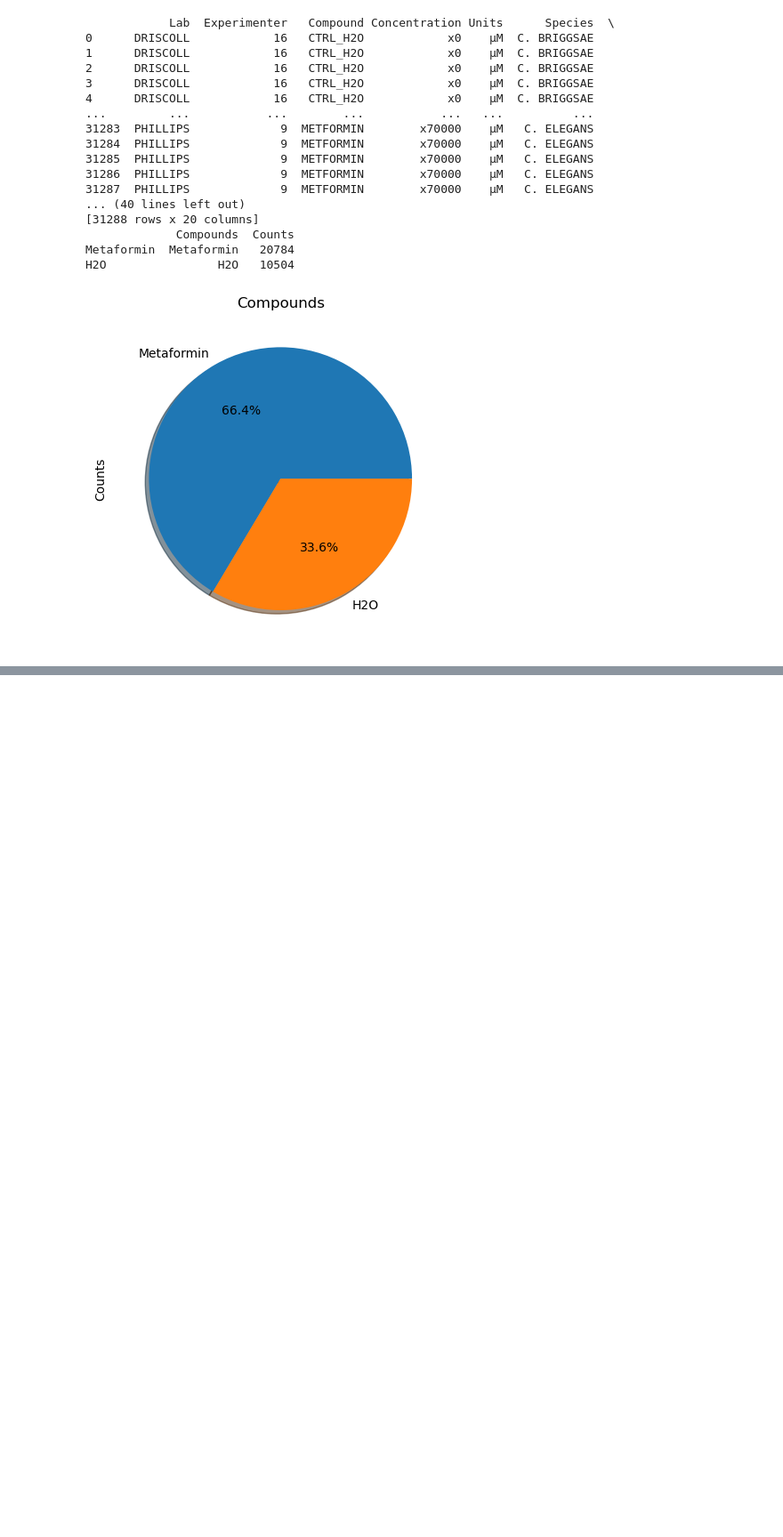
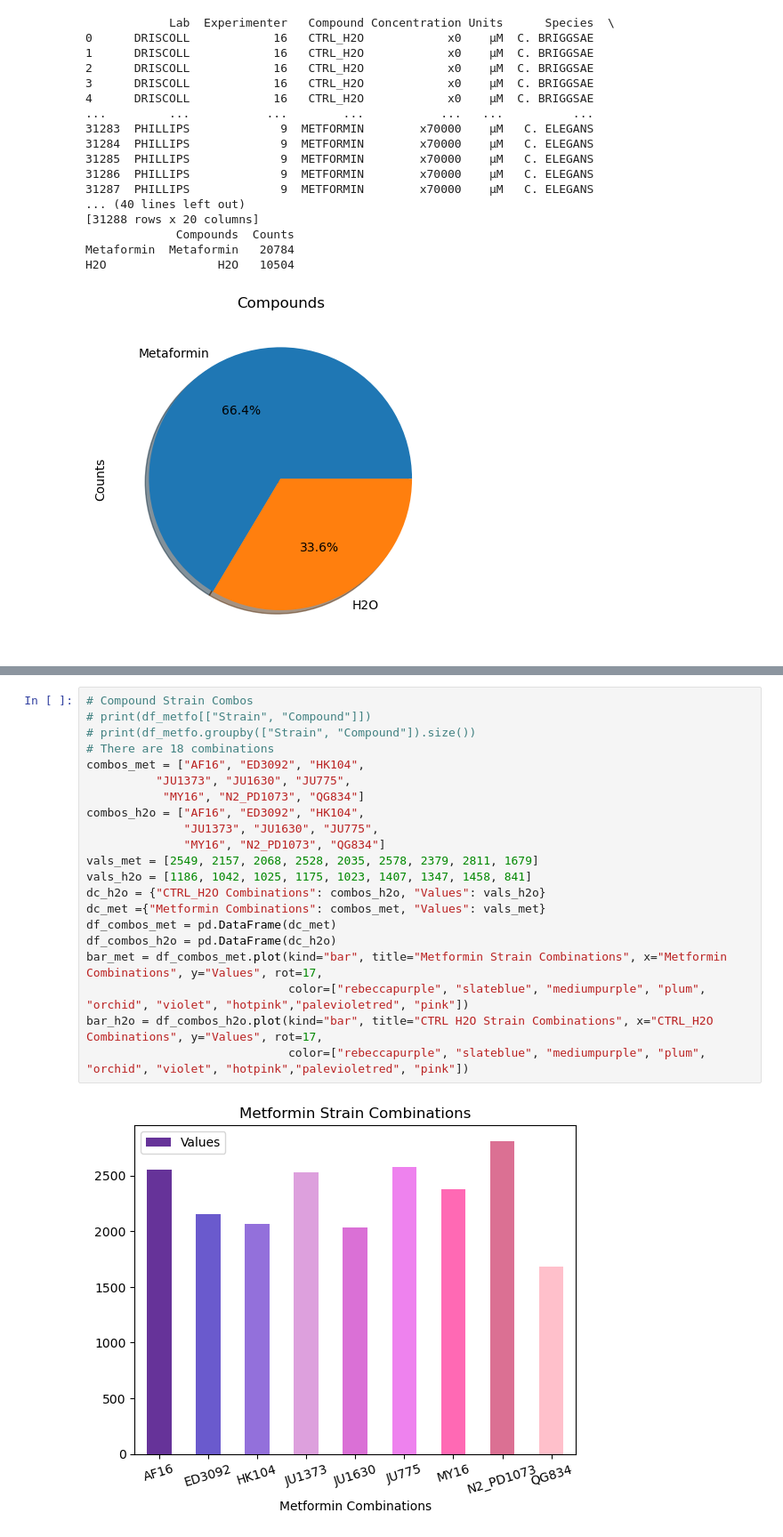
Before and after one commit to annafuller665/CITP-Portal, a Jupyter notebook: pie_charts_metfo.ipynb, the cells around one changed output, grey strips where cells are left out. Shown: that part at 89% size. Saved outputs shown, nothing was run; the diff lists cells and outputs as text; blank space fills up the shorter version.

```diff
--- a/pie_charts_metfo.ipynb
+++ b/pie_charts_metfo.ipynb
@@ -70,0 +67,23 @@ Name: 0, dtype: int64
+# %%
+# Compound Strain Combos
+# print(df_metfo[["Strain", "Compound"]])
+# print(df_metfo.groupby(["Strain", "Compound"]).size())
+# There are 18 combinations
+combos_met = ["AF16", "ED3092", "HK104",
+          "JU1373", "JU1630", "JU775",
+           "MY16", "N2_PD1073", "QG834"]
+combos_h2o = ["AF16", "ED3092", "HK104",
+              "JU1373", "JU1630", "JU775",
+              "MY16", "N2_PD1073", "QG834"]
+vals_met = [2549, 2157, 2068, 2528, 2035, 2578, 2379, 2811, 1679]
+vals_h2o = [1186, 1042, 1025, 1175, 1023, 1407, 1347, 1458, 841]
+dc_h2o = {"CTRL_H2O Combinations": combos_h2o, "Values": vals_h2o}
+dc_met ={"Metformin Combinations": combos_met, "Values": vals_met}
+df_combos_met = pd.DataFrame(dc_met)
+df_combos_h2o = pd.DataFrame(dc_h2o)
+bar_met = df_combos_met.plot(kind="bar", title="Metformin Strain Combinations", x="Metformin Combinations", y="Values", rot=17,
+                             color=["rebeccapurple", "slateblue", "mediumpurple", "plum", "orchid", "violet", "hotpink","palevioletred", "pink"])
+bar_h2o = df_combos_h2o.plot(kind="bar", title="CTRL H2O Strain Combinations", x="CTRL_H2O Combinations", y="Values", rot=17,
+                             color=["rebeccapurple", "slateblue", "mediumpurple", "plum", "orchid", "violet", "hotpink","palevioletred", "pink"])
+# %% [output]
+[figure, added]
```
Also changed, not shown: parts of 3 cells of this notebook.
